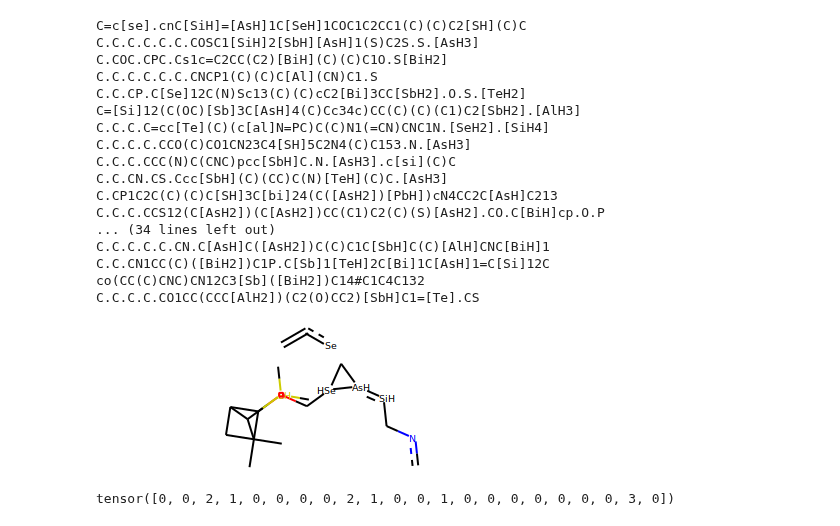
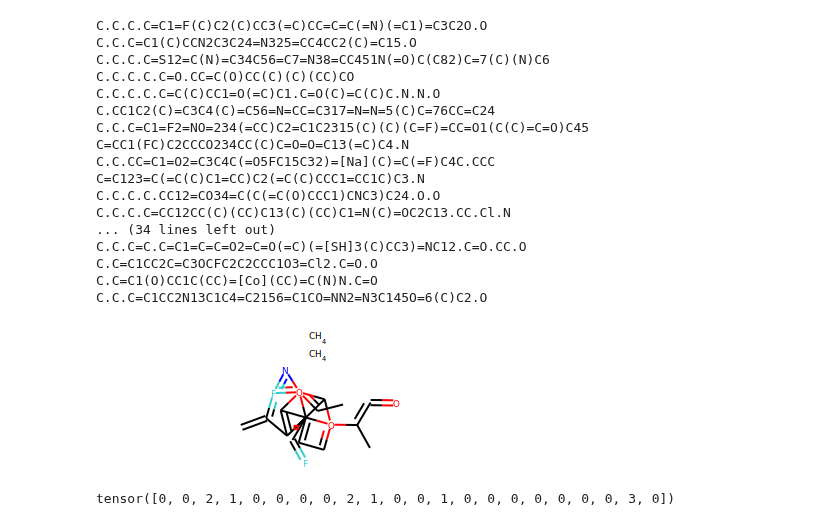
Before and after one commit to octavdragoi/tum-thesis, a Jupyter notebook: ntbk/evaluate.ipynb, the cells around one changed output. Cells and saved outputs as stored; diff of their text form; code cells hidden in the pictures.

```diff
--- a/ntbk/evaluate.ipynb
+++ b/ntbk/evaluate.ipynb
@@ -56,11 +54,10 @@ The autoreload extension is already loaded. To reload it, use:
 model_type = "pointwise"
 sys.argv = ["", "-cuda", "-model_type", model_type, "-one_batch_train"]
 args = get_args()
-args.init_model = f"{model_type}10-onebatch"
-args.output_dir = "mol_opt/output_{}/".format(args.init_model)
-args.tb_logs_dir = "mol_opt/logs_{}/".format(args.init_model)
-args.init_model = "{}10-onebatch-euler-valency-scale2".format(model_type)
+outdir_suffix = "dev1"
+args.n_epochs = 100
+args.init_model = "{}-test".format(model_type)
 args.init_decoder_model = "{}_decode".format(args.init_model)
+args.output_dir = "mol_opt/output_{}/{}/".format(outdir_suffix, args.init_model)
+args.tb_logs_dir = "mol_opt/logs_{}/{}/".format(outdir_suffix, args.init_model)
 args.batch_size = 50
-args.conn_penalty_function = 'logdet'
-args
@@ -69,6 +64,6 @@ Namespace(N_transformer=6, agg_func='sum', annealing_rate=0.0001, batch_norm=Fal
 # %%
 model = args.init_model
-model_iter = 1000
+model_iter = 99
 
 model_name = "model_{}_{}".format(model, model_iter)
 print(args.output_dir + model_name)
@@ -154,27 +176,27 @@ for mol_idx, (st, le) in enumerate(Y.scope):
     smiles.append(feat2smiles(SYMBOLS, FORMAL_CHARGES, BOND_TYPES, symbols, charges, bonds, False))
     print (smiles[-1])
 # %% [output]
-C=c[se].cnC[SiH]=[AsH]1C[SeH]1COC1C2CC1(C)(C)C2[SH](C)C
-C.C.C.C.C.C.COSC1[SiH]2[SbH][AsH]1(S)C2S.S.[AsH3]
-C.COC.CPC.Cs1c=C2CC(C2)[BiH](C)(C)C1O.S[BiH2]
-C.C.C.C.C.C.CNCP1(C)(C)C[Al](CN)C1.S
-C.C.CP.C[Se]12C(N)Sc13(C)(C)cC2[Bi]3CC[SbH2].O.S.[TeH2]
-C=[Si]12(C(OC)[Sb]3C[AsH]4(C)Cc34c)CC(C)(C)(C1)C2[SbH2].[AlH3]
-C.C.C.C=cc[Te](C)(c[al]N=PC)C(C)N1(=CN)CNC1N.[SeH2].[SiH4]
-C.C.C.C.CCO(C)CO1CN23C4[SH]5C2N4(C)C153.N.[AsH3]
-C.C.C.CCC(N)C(CNC)pcc[SbH]C.N.[AsH3].c[si](C)C
-C.C.CN.CS.Ccc[SbH](C)(CC)C(N)[TeH](C)C.[AsH3]
-C.CP1C2C(C)(C)C[SH]3C[bi]24(C([AsH2])[PbH])cN4CC2C[AsH]C213
-C.C.C.CCS12(C[AsH2])(C[AsH2])CC(C1)C2(C)(S)[AsH2].CO.C[BiH]cp.O.P
+C.C.C.C=C1=F(C)C2(C)CC3(=C)CC=C=C(=N)(=C1)=C3C2O.O
+C.C.C=C1(C)CCN2C3C24=N325=CC4CC2(C)=C15.O
+C.C.C.C=S12=C(N)=C34C56=C7=N38=CC451N(=O)C(C82)C=7(C)(N)C6
+C.C.C.C.C=O.CC=C(O)CC(C)(C)(CC)CO
+C.C.C.C.C=C(C)CC1=O(=C)C1.C=O(C)=C(C)C.N.N.O
+C.CC1C2(C)=C3C4(C)=C56=N=CC=C317=N=N=5(C)C=76CC=C24
+C.C.C=C1=F2=NO=234(=CC)C2=C1C2315(C)(C)(C=F)=CC=O1(C(C)=C=O)C45
+C=CC1(FC)C2CCCO234CC(C)C=O=O=C13(=C)C4.N
+C.C.CC=C1=O2=C3C4C(=O5FC15C32)=[Na](C)=C(=F)C4C.CCC
+C=C123=C(=C(C)C1=CC)C2(=C(C)CCC1=CC1C)C3.N
+C.C.C.C.CC12=CO34=C(C(=C(O)CCC1)CNC3)C24.O.O
+C.C.C.C=CC12CC(C)(CC)C13(C)(CC)C1=N(C)=OC2C13.CC.Cl.N
 ... (34 lines left out)
-C.C.C.C.C.CN.C[AsH]C([AsH2])C(C)C1C[SbH]C(C)[AlH]CNC[BiH]1
-C.C.CN1CC(C)([BiH2])C1P.C[Sb]1[TeH]2C[Bi]1C[AsH]1=C[Si]12C
-co(CC(C)CNC)CN12C3[Sb]([BiH2])C14#C1C4C132
-C.C.C.C.CO1CC(CCC[AlH2])(C2(O)CC2)[SbH]C1=[Te].CS
+C.C.C=C.C=C1=C=C=O2=C=O(=C)(=[SH]3(C)CC3)=NC12.C=O.CC.O
+C.C=C1CC2C=C3OCFC2C2CCC1O3=Cl2.C=O.O
+C.C=C1(O)CC1C(CC)=[Co](CC)=C(N)N.C=O
+C.C.C=C1CC2N13C1C4=C2156=C1CO=NN2=N3C145O=6(C)C2.O
 # %%
-Chem.MolFromSmiles(smiles[0], sanitize = False)
+Chem.MolFromSmiles(smiles[6], sanitize = False)
 # %% [output]
-[figure, old version]
+[figure, new version]
 # %%
 mol_idx = 0
 torch.argmax(target[mol_idx]['SYMBOLS'], dim=1)
```
Also changed, not shown: parts of 6 cells of this notebook, 4 other files.
